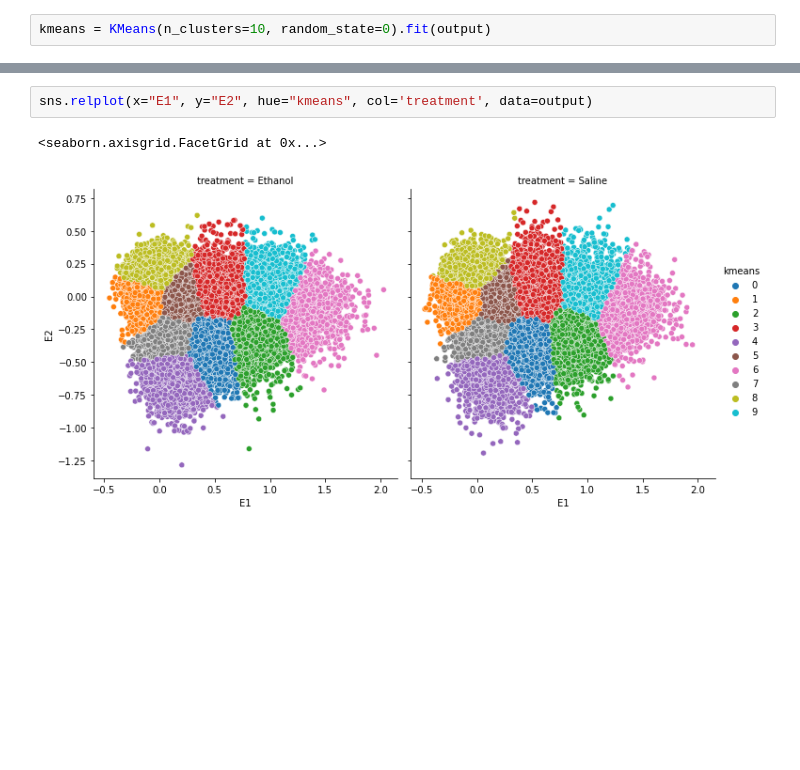
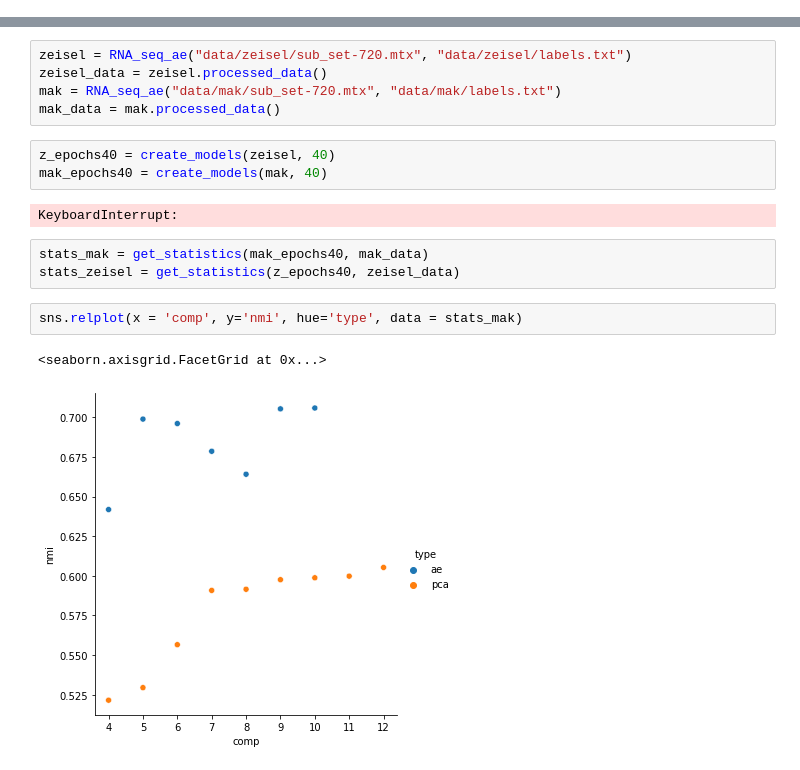
Before and after one commit to chi-raag/rna-seq-autoencoder, a Jupyter notebook: final_project.ipynb, the cells around one changed output, grey strips where cells are left out. Cells and saved outputs as stored; diff of their text form; blank space fills up the shorter version.

```diff
--- a/final_project.ipynb
+++ b/final_project.ipynb
@@ -132,2 +78,0 @@ output = pd.DataFrame({'E1': em_1, 'E2': em_2})
-# %%
-kmeans = KMeans(n_clusters=10, random_state=0).fit(output)
@@ -139,5 +161,18 @@ output_final['treatment'] = np.array(data.obs['treatment'])
+# %%
+zeisel = RNA_seq_ae("data/zeisel/sub_set-720.mtx", "data/zeisel/labels.txt")
+zeisel_data = zeisel.processed_data()
+mak = RNA_seq_ae("data/mak/sub_set-720.mtx", "data/mak/labels.txt")
+mak_data = mak.processed_data()
+# %%
+z_epochs40 = create_models(zeisel, 40)
+mak_epochs40 = create_models(mak, 40)
+# %% [output]
+KeyboardInterrupt:
+# %%
+stats_mak = get_statistics(mak_epochs40, mak_data)
+stats_zeisel = get_statistics(z_epochs40, zeisel_data)
 # %%
-sns.relplot(x="E1", y="E2", hue="kmeans", col='treatment', data=output)
+sns.relplot(x = 'comp', y='nmi', hue='type', data = stats_mak)
 # %% [output]
 <seaborn.axisgrid.FacetGrid at 0x...>
-[figure, old version]
+[figure, new version]
```
Also changed, not shown: parts of 23 cells of this notebook, 20 other files.
